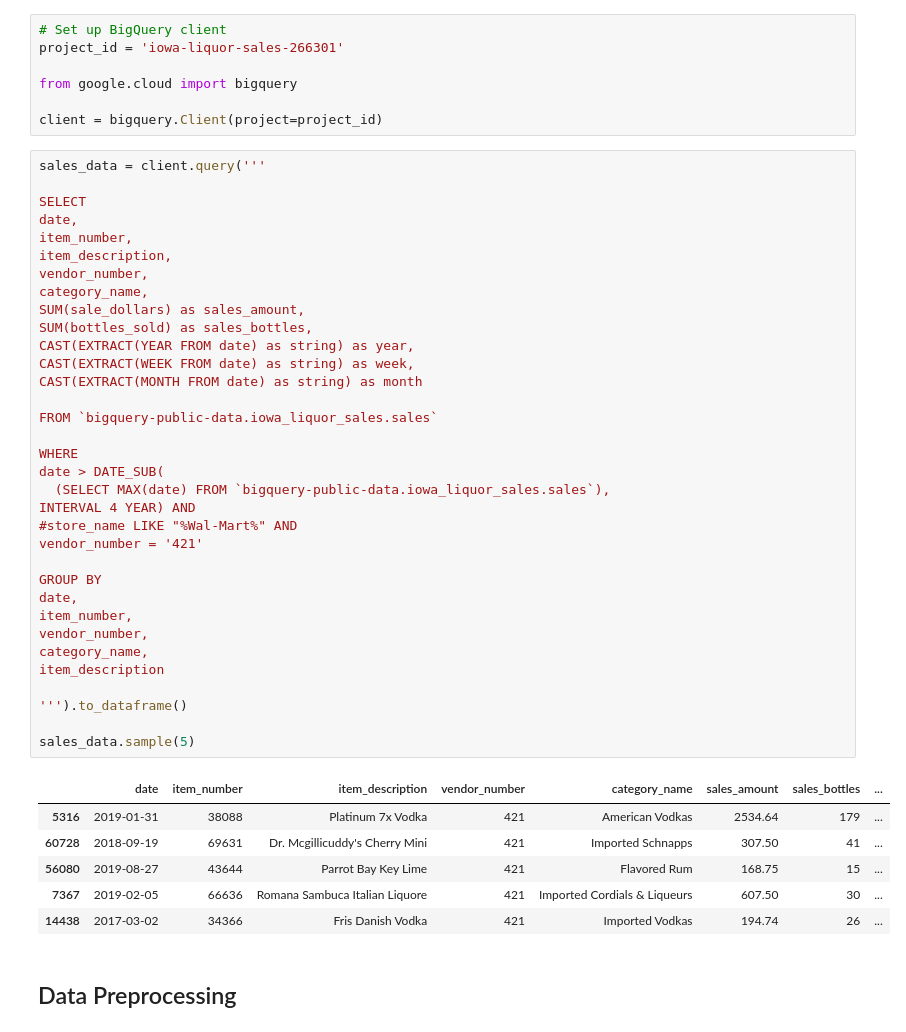
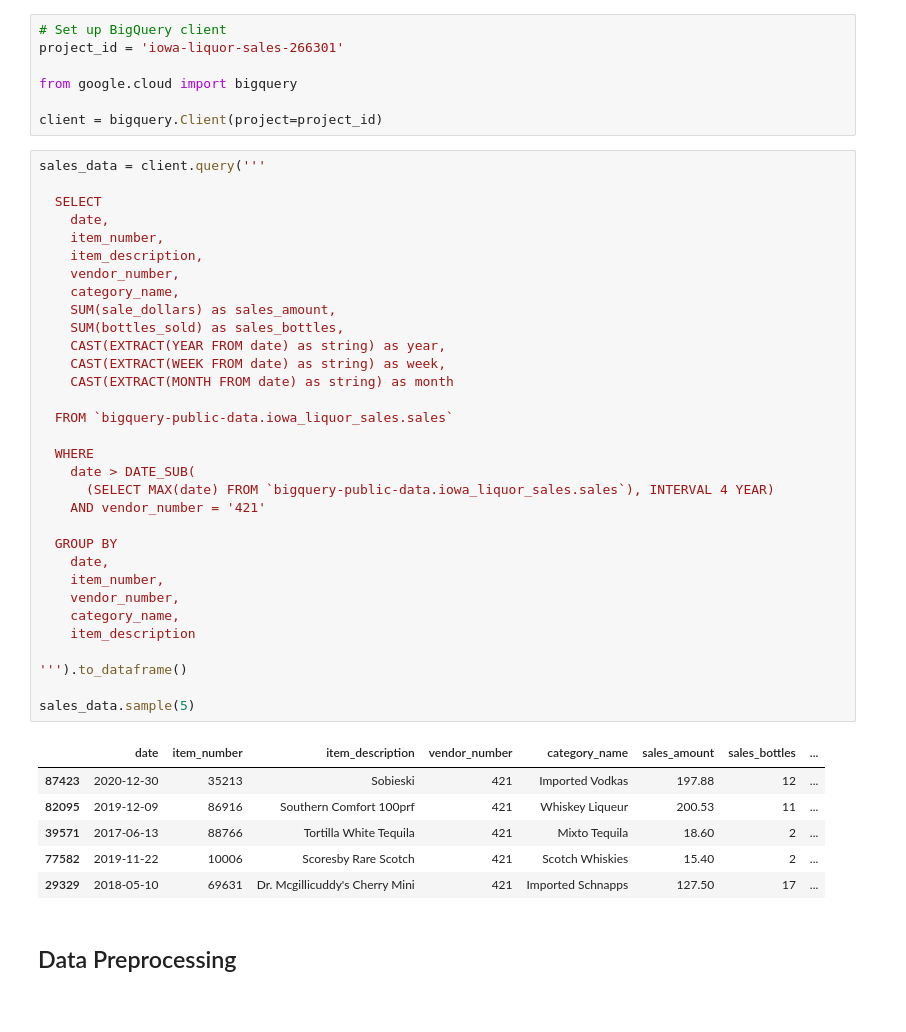
Before and after one commit to vjacobsen/Liquor-Sales-Inventory-Forecast, a Jupyter notebook: Liquor_Sales_Forecast.ipynb, the cells around one changed output. Saved outputs shown, nothing was run; the diff lists cells and outputs as text.

```diff
--- a/Liquor_Sales_Forecast.ipynb
+++ b/Liquor_Sales_Forecast.ipynb
@@ -28,44 +29,42 @@ client = bigquery.Client(project=project_id)
 # %%
 sales_data = client.query('''
 
-SELECT
-date,
-item_number,
-item_description,
-vendor_number,
-category_name,
-SUM(sale_dollars) as sales_amount,
-SUM(bottles_sold) as sales_bottles,
-CAST(EXTRACT(YEAR FROM date) as string) as year,
-CAST(EXTRACT(WEEK FROM date) as string) as week,
-CAST(EXTRACT(MONTH FROM date) as string) as month
+  SELECT
+    date,
+    item_number,
+    item_description,
+    vendor_number,
+    category_name,
+    SUM(sale_dollars) as sales_amount,
+    SUM(bottles_sold) as sales_bottles,
+    CAST(EXTRACT(YEAR FROM date) as string) as year,
+    CAST(EXTRACT(WEEK FROM date) as string) as week,
+    CAST(EXTRACT(MONTH FROM date) as string) as month
 
-FROM `bigquery-public-data.iowa_liquor_sales.sales`
+  FROM `bigquery-public-data.iowa_liquor_sales.sales`
 
-WHERE
-date > DATE_SUB(
-  (SELECT MAX(date) FROM `bigquery-public-data.iowa_liquor_sales.sales`),
-INTERVAL 4 YEAR) AND
-#store_name LIKE "%Wal-Mart%" AND
-vendor_number = '421'
+  WHERE
+    date > DATE_SUB(
+      (SELECT MAX(date) FROM `bigquery-public-data.iowa_liquor_sales.sales`), INTERVAL 4 YEAR)
+    AND vendor_number = '421'
 
-GROUP BY
-date,
-item_number,
-vendor_number,
-category_name,
-item_description
+  GROUP BY
+    date,
+    item_number,
+    vendor_number,
+    category_name,
+    item_description
 
 ''').to_dataframe()
 
 sales_data.sample(5)
 # %% [output]
 |  | date | item_number | item_description | vendor_number | category_name | sales_amount | sales_bottles | ... |
-| 5316 | 2019-01-31 | 38088 | Platinum 7x Vodka | 421 | American Vodkas | 2534.64 | 179 | ... |
-| 60728 | 2018-09-19 | 69631 | Dr. Mcgillicuddy's Cherry Mini | 421 | Imported Schnapps | 307.50 | 41 | ... |
-| 56080 | 2019-08-27 | 43644 | Parrot Bay Key Lime | 421 | Flavored Rum | 168.75 | 15 | ... |
-| 7367 | 2019-02-05 | 66636 | Romana Sambuca Italian Liquore | 421 | Imported Cordials & Liqueurs | 607.50 | 30 | ... |
-| 14438 | 2017-03-02 | 34366 | Fris Danish Vodka | 421 | Imported Vodkas | 194.74 | 26 | ... |
+| 87423 | 2020-12-30 | 35213 | Sobieski | 421 | Imported Vodkas | 197.88 | 12 | ... |
+| 82095 | 2019-12-09 | 86916 | Southern Comfort 100prf | 421 | Whiskey Liqueur | 200.53 | 11 | ... |
+| 39571 | 2017-06-13 | 88766 | Tortilla White Tequila | 421 | Mixto Tequila | 18.60 | 2 | ... |
+| 77582 | 2019-11-22 | 10006 | Scoresby Rare Scotch | 421 | Scotch Whiskies | 15.40 | 2 | ... |
+| 29329 | 2018-05-10 | 69631 | Dr. Mcgillicuddy's Cherry Mini | 421 | Imported Schnapps | 127.50 | 17 | ... |
 # %% [markdown]
 ## Data Preprocessing
 # %%
```
Also changed, not shown: parts of 19 cells of this notebook.
